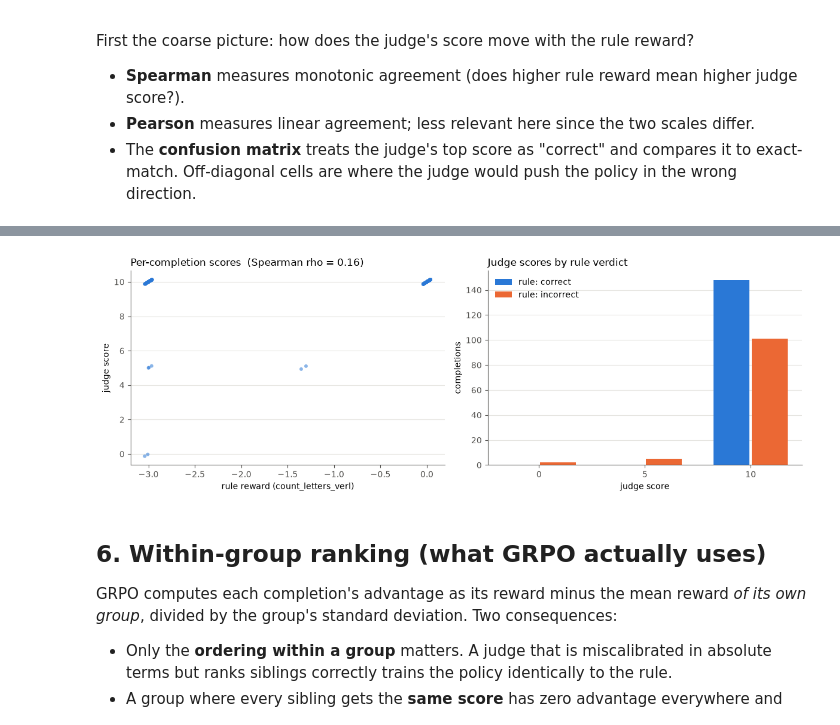
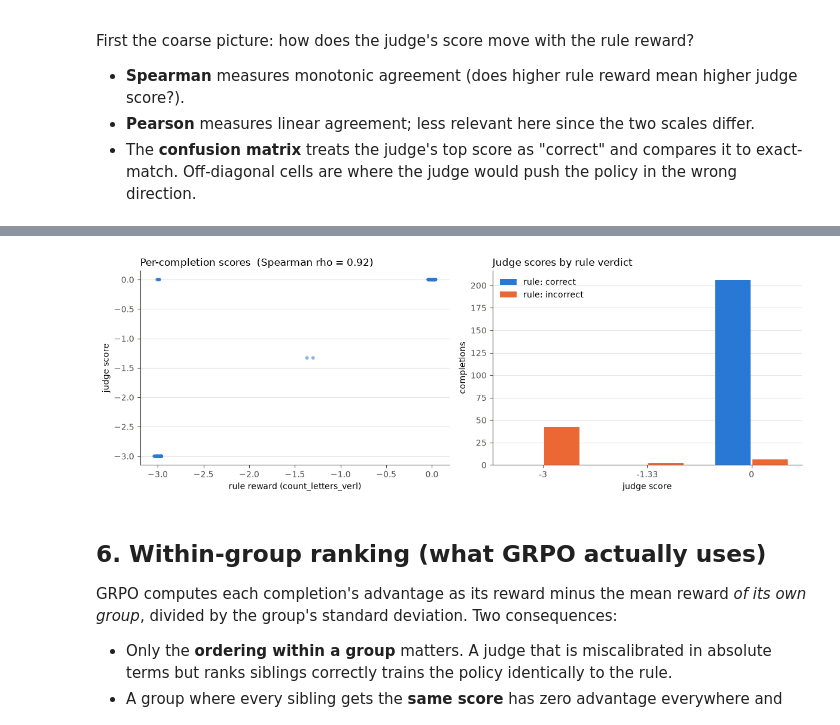
Before and after one commit to oumi-ai/oumi, a Jupyter notebook: notebooks/Oumi - Compare LLM Judge vs Rule Reward.ipynb, the cells around one changed output, grey strips where cells are left out. Drawn from its saved outputs; the diff is of its cells as text; code cells hidden in the pictures.

```diff
--- a/notebooks/Oumi - Compare LLM Judge vs Rule Reward.ipynb
+++ b/notebooks/Oumi - Compare LLM Judge vs Rule Reward.ipynb
@@ -130,14 +132,13 @@ The completions are saved to `completions.jsonl`; re-running this cell loads the
 regenerating. Delete the file to force regeneration.
 # %%
 import json
-
 
 from oumi.core.configs import GenerationParams, ModelParams
 from oumi.core.types.conversation import Conversation, Message, Role
 
-
-
-completions_path = tutorial_dir / f"completions_{POLICY_MODEL_NAME}.jsonl"
+completions_path = (
+    tutorial_dir / f"policy_models_completions/completions_{POLICY_MODEL_NAME}.jsonl"
+)
 
 if completions_path.exists():
     with open(completions_path) as f:
@@ -271,0 +344,10 @@ True
+# %%
+# Your judge. Set to a path to use an existing JudgeConfig YAML.
+JUDGE_CONFIG_PATH = tutorial_dir / "letter_count_judge_v2.yaml"  # None
+
+# Overrides for the starter judge written in section 4 (ignored if
+# JUDGE_CONFIG_PATH points at your own YAML). Leave as None for the defaults;
+# set JUDGE_SYSTEM_INSTRUCTION to any string (e.g. system_prompt_2) to swap
+# in different grading instructions.
+JUDGE_SYSTEM_INSTRUCTION = system_prompt_2  # None
+JUDGE_PROMPT_TEMPLATE = None
@@ -332,7 +425,7 @@ judge_params:
 # %%
 from oumi.judges.simple_judge import SimpleJudge
 
-judge_outputs_path = tutorial_dir / "judge_outputs.jsonl"
+judge_outputs_path = tutorial_dir / "judge_v2_outputs_gpt4omini.jsonl"
 
 judge = SimpleJudge(str(JUDGE_CONFIG_PATH))
 
@@ -350,13 +443,16 @@ judge_inputs = [
 if judge_outputs_path.exists():
     with open(judge_outputs_path) as f:
         judge_records = [json.loads(line) for line in f]
-    assert len(judge_records) == len(df), "Cached judge outputs don't match df; delete the file."
+    assert len(judge_records) == len(df), (
+        "Cached judge outputs don't match df; delete the file."
+    )
     print(f"Loaded {len(judge_records)} cached judge outputs")
 else:
     outputs = judge.judge(judge_inputs)
     judge_records = []
     for out in outputs:
-        # Prefer the numeric score mapping (BOOL/ENUM); fall back to the typed value (INT/FLOAT).
+        # Prefer the numeric score mapping (BOOL/ENUM); fall back to the
+        # typed value (INT/FLOAT).
         score = (out.field_scores or {}).get("judgment")
         if score is None:
             value = (out.field_values or {}).get("judgment")
@@ -378,13 +474,18 @@ df["judge_explanation"] = [r["judge_explanation"] for r in judge_records]
 
 n_failed = df.judge_score.isna().sum()
 if n_failed:
-    print(f"WARNING: judge returned no parseable score for {n_failed} completions; they are excluded below.")
+    print(
+        f"WARNING: judge returned no parseable score for {n_failed} "
+        "completions; they are excluded below."
+    )
 df_ok = df.dropna(subset=["judge_score"]).copy()
 
 # # A "judge says correct" flag, defined as the judge's maximum possible score.
 # judge_max = df_ok.judge_score.max()
-# A "judge says correct" flag, defined as the judge's maximum score, which is 10.
-judge_max = 10
+# A "judge says correct" flag, defined as the judge's maximum score
+judge_max = 0  # 10
 df_ok["judge_correct"] = df_ok.judge_score == judge_max
-df_ok[["word", "letter", "ground_truth", "predicted", "rule_reward", "judge_score"]].head(8)
+df_ok[
+    ["word", "letter", "ground_truth", "predicted", "rule_reward", "judge_score"]
+].head(8)
 # %% [output]
@@ -464,9 +565,11 @@ ax.scatter(
 )
 ax.set_xlabel("rule reward (count_letters_verl)")
 ax.set_ylabel("judge score")
-ax.set_title(f"Per-completion scores  (Spearman rho = {spearman.statistic:.2f})", loc="left")
+ax.set_title(
+    f"Per-completion scores  (Spearman rho = {spearman.statistic:.2f})", loc="left"
+)
 
-# Right: distribution of judge scores split by whether the rule says the answer is right.
+# Right: judge score distribution split by whether the rule says the answer is right.
 ax = axes[1]
 score_values = sorted(df_ok.judge_score.unique())
 for label, color, mask, offset in [
@@ -474,34 +577,34 @@ for label, color, mask, offset in [
     ("rule: incorrect", SERIES_2, ~df_ok.rule_correct, 0.18),
 ]:
     counts = df_ok[mask].judge_score.value_counts().reindex(score_values, fill_value=0)
     ax.bar(
         [i + offset for i in range(len(score_values))],
         counts.values,
         width=0.34,
         color=color,
         label=label,
         linewidth=0,
     )
 ax.set_xticks(range(len(score_values)))
 ax.set_xticklabels([f"{v:g}" for v in score_values])
 ax.set_xlabel("judge score")
 ax.set_ylabel("completions")
 ax.set_title("Judge scores by rule verdict", loc="left")
 ax.legend(frameon=False)
 
 for ax in axes:
     for side in ("top", "right"):
         ax.spines[side].set_visible(False)
     ax.spines["left"].set_color(TEXT_2)
     ax.spines["bottom"].set_color(TEXT_2)
     ax.tick_params(colors=TEXT_2)
     ax.grid(axis="y", color="#e5e4e0", linewidth=0.8)
     ax.set_axisbelow(True)
 
 plt.tight_layout()
 plt.show()
 # %% [output]
-[figure, old version]
+[figure, new version]
 # %% [markdown]
 ## 6. Within-group ranking (what GRPO actually uses)
 
```
Also changed, not shown: parts of 16 cells of this notebook, 20 other files.
